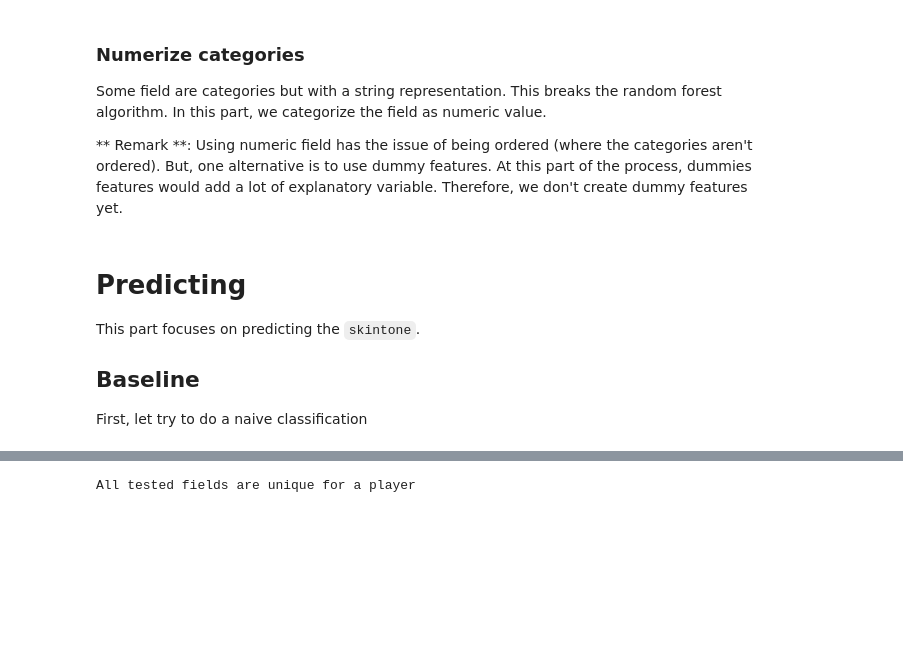
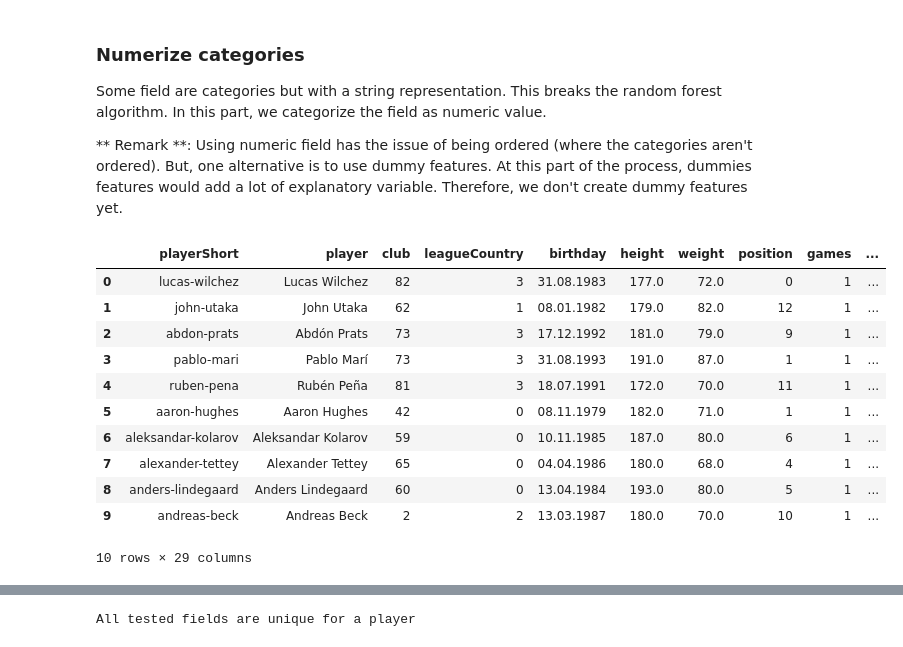
Before and after one commit to fdevillard/ada-homeworks, a Jupyter notebook: 04 - Applied ML/flo-skin-analysis.ipynb, the cells around one changed output, grey strips where cells are left out. Saved outputs shown, nothing was run; the diff lists cells and outputs as text; code cells hidden in the pictures; blank space fills up the shorter version.

Commit message:
WIP: baseline

```diff
--- a/04 - Applied ML/flo-skin-analysis.ipynb
+++ b/04 - Applied ML/flo-skin-analysis.ipynb
@@ -181,24 +181,42 @@ Some field are categories but with a string representation. This breaks the rand
 # %%
 LABEL_FIELDS = ['club', 'leagueCountry', 'position', 'Alpha_3']
 UNKNOWN_LABEL = 'MISSING'
 
 label_encoders = {}
 
 from sklearn.preprocessing import LabelEncoder
 
 df_categorized = df.copy()
 
 for label in LABEL_FIELDS:
     encoder = LabelEncoder()
     values = df_categorized[label].fillna(UNKNOWN_LABEL, inplace=False)
     encoder.fit(values)
-    fitter = encoder.transform(values)
-    df_categorized[label] = fitter
+    transformed = encoder.transform(values)
+    df_categorized[label] = transformed
 
     label_encoders[label] = encoder
+
+
+# Special case for the skintone where we need to keep NaN values
+encoder = LabelEncoder()
+skintone = df_categorized['skintone']
+skintone = skintone[skintone.notnull()]
+encoder.fit(skintone)
+df_categorized.loc[skintone.index, 'skintone'] = encoder.transform(skintone)
+label_encoders['skintone'] = encoder
+
+df_categorized.head(10)
+# %% [output]
+|  | playerShort | player | club | leagueCountry | birthday | height | weight | position | games | ... |
+| 0 | lucas-wilchez | Lucas Wilchez | 82 | 3 | 31.08.1983 | 177.0 | 72.0 | 0 | 1 | ... |
+| 1 | john-utaka | John Utaka | 62 | 1 | 08.01.1982 | 179.0 | 82.0 | 12 | 1 | ... |
+| 2 | abdon-prats | Abdón Prats | 73 | 3 | 17.12.1992 | 181.0 | 79.0 | 9 | 1 | ... |
+| 3 | pablo-mari | Pablo Marí | 73 | 3 | 31.08.1993 | 191.0 | 87.0 | 1 | 1 | ... |
+| 4 | ruben-pena | Rubén Peña | 81 | 3 | 18.07.1991 | 172.0 | 70.0 | 11 | 1 | ... |
+| 5 | aaron-hughes | Aaron Hughes | 42 | 0 | 08.11.1979 | 182.0 | 71.0 | 1 | 1 | ... |
+| 6 | aleksandar-kolarov | Aleksandar Kolarov | 59 | 0 | 10.11.1985 | 187.0 | 80.0 | 6 | 1 | ... |
+| 7 | alexander-tettey | Alexander Tettey | 65 | 0 | 04.04.1986 | 180.0 | 68.0 | 4 | 1 | ... |
+| 8 | anders-lindegaard | Anders Lindegaard | 60 | 0 | 13.04.1984 | 193.0 | 80.0 | 5 | 1 | ... |
+| 9 | andreas-beck | Andreas Beck | 2 | 2 | 13.03.1987 | 180.0 | 70.0 | 10 | 1 | ... |
+10 rows × 29 columns
-# %% [markdown]
-# Predicting
-This part focuses on predicting the `skintone`.
-
-## Baseline
-First, let try to do a naive classification
```
Also changed, not shown: parts of 15 cells of this notebook.
